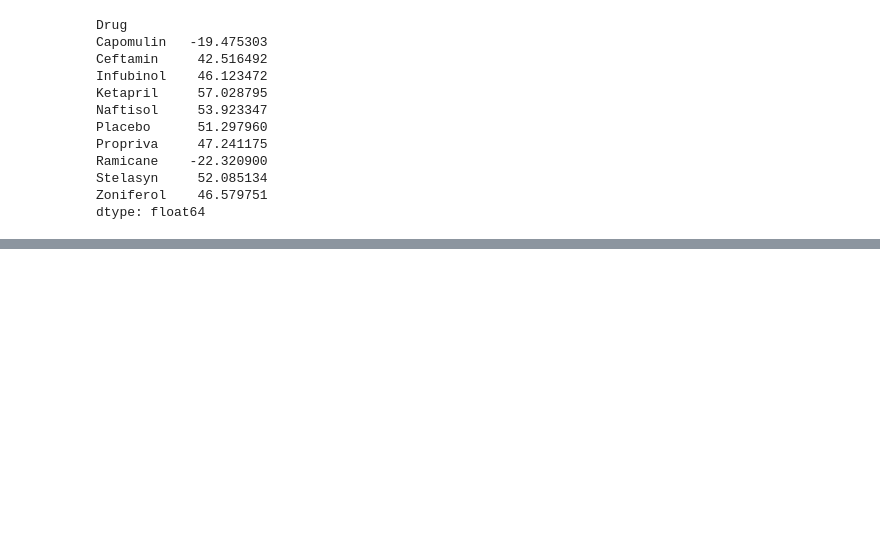
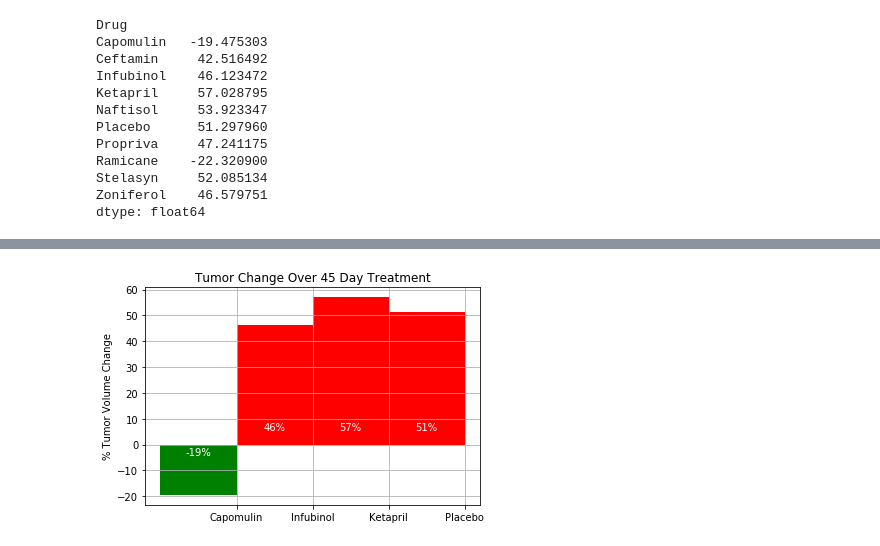
Before and after one commit to rfukamachi/data-homework, a Jupyter notebook: 05_MatPlotLib_Homework/pymaceuticals_starter.ipynb, the cells around one changed output, grey strips where cells are left out. Drawn from its saved outputs; the diff is of its cells as text; code cells hidden in the pictures; blank space fills up the shorter version.

Commit message:
Completed the last bar chart and the analysis section

```diff
--- a/05_MatPlotLib_Homework/pymaceuticals_starter.ipynb
+++ b/05_MatPlotLib_Homework/pymaceuticals_starter.ipynb
@@ -363,11 +363,3 @@ Ramicane    -22.320900
 Stelasyn     52.085134
 Zoniferol    46.579751
 dtype: float64
-# %%
-# Store all Relevant Percent Changes into a Tuple
-ShortPChangeList = []
-Drugs = ['Capomulin', 'Infubinol', 'Ketapril', 'Placebo']
-
-Pchange_df = Pchange_df.set_index("Drug")
-pchange_tp = Pchange_df.loc[Drugs, "PChange"]
-pchange_tp
@@ -406,0 +366,69 @@ fig.show()
+# %%
+# Store all Relevant Percent Changes into a Tuple
+Drugs = ['Capomulin', 'Infubinol', 'Ketapril', 'Placebo']
+
+IndexedPchange_df = Pchange_df.set_index("Drug")
+pchange_tp = IndexedPchange_df.loc[Drugs, "PChange"]
+pchange_tp
+
+
+# Splice the data between passing and failing drugs
+
+#PASSES:
+PassedDrugs = ['Capomulin']
+Passed_tp = IndexedPchange_df.loc[PassedDrugs, "PChange"]
+Passed_tp
+
+
+#FAILS:
+FailedDrugs = ['Infubinol', 'Ketapril', 'Placebo']
+Failed_tp = IndexedPchange_df.loc[FailedDrugs, "PChange"]
+Failed_tp
+
+
+
+#PLOT THE PASSES AND FAILS:
+fig4, ax4 = plt.subplots()
+PassedBars = ax4.bar(PassedDrugs, Passed_tp, color = 'green', align = 'center', width = 1)
+FailedBars = ax4.bar(FailedDrugs, Failed_tp, color = 'red', align = 'center', width = 1)
+
+
+
+# # Orient widths. Add labels, tick marks, etc.
+ax4.set_ylabel('% Tumor Volume Change')
+ax4.set_title("Tumor Change Over 45 Day Treatment")
+plt.xticks(np.arange(4) + 0.5, Drugs)
+plt.grid()
+
+
+
+# ## HOW TO CHANGE THE Y LABELS TO 60, 40, 20, 0, -20  ??!!
+
+
+
+
+
+# Use functions to label the percentages of changes
+def autolabel(rects):
+
+    for rect in rects:
+        height = rect.get_height()
+
+        if rect.get_height() < 0:
+            ax4.text(rect.get_x() + rect.get_width()/2., -5, str(int(height)) + '%', ha='center', va='bottom', color = 'white')
+        else:
+            ax4.text(rect.get_x() + rect.get_width()/2., 5, str(int(height)) + '%', ha='center', va='bottom', color = 'white')
+
+
+# Call functions to implement the function calls
+autolabel(PassedBars)
+autolabel(FailedBars)
+
+
+# Save the Figure
+BarChart = fig
+
+# Show the Figure
+BarChart.show()
+# %% [output]
+[figure, added]
```
Also changed, not shown: parts of 4 cells of this notebook.
